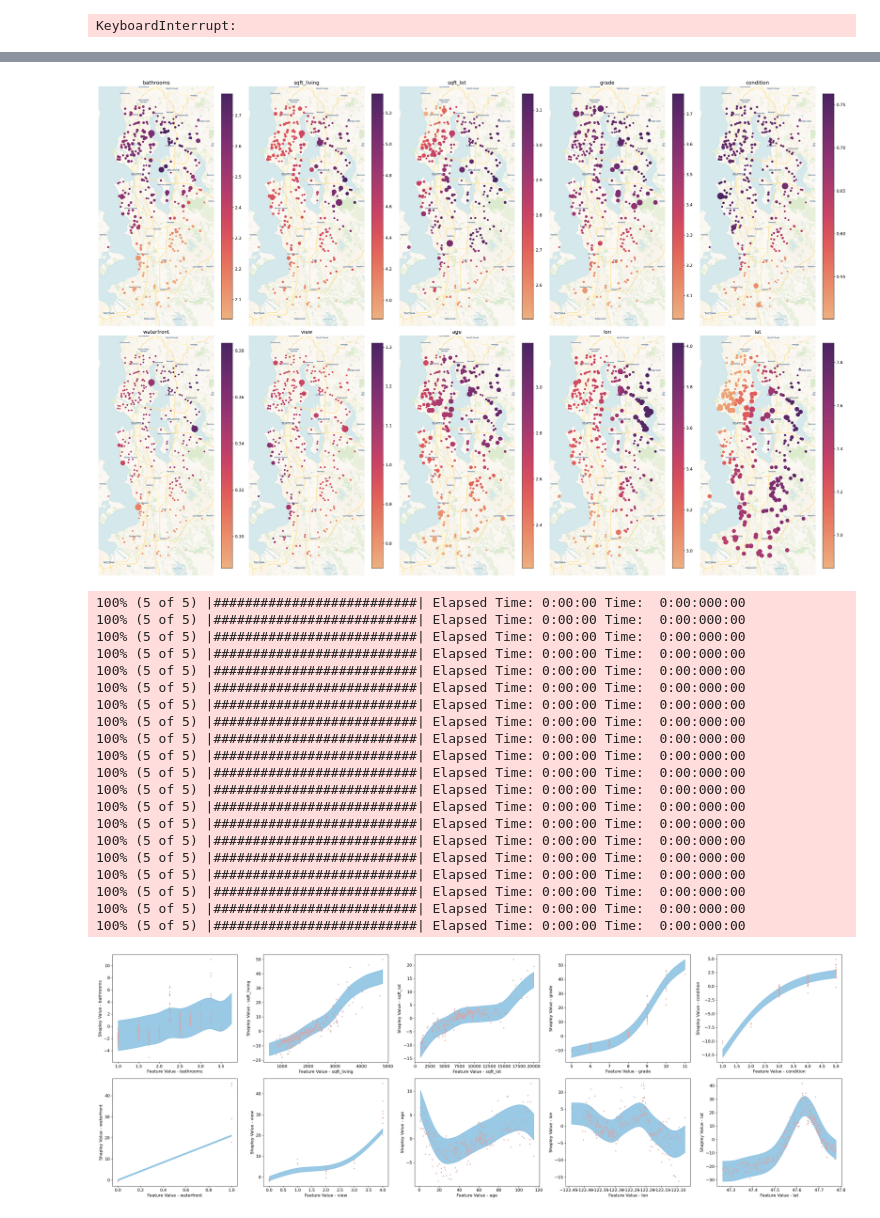
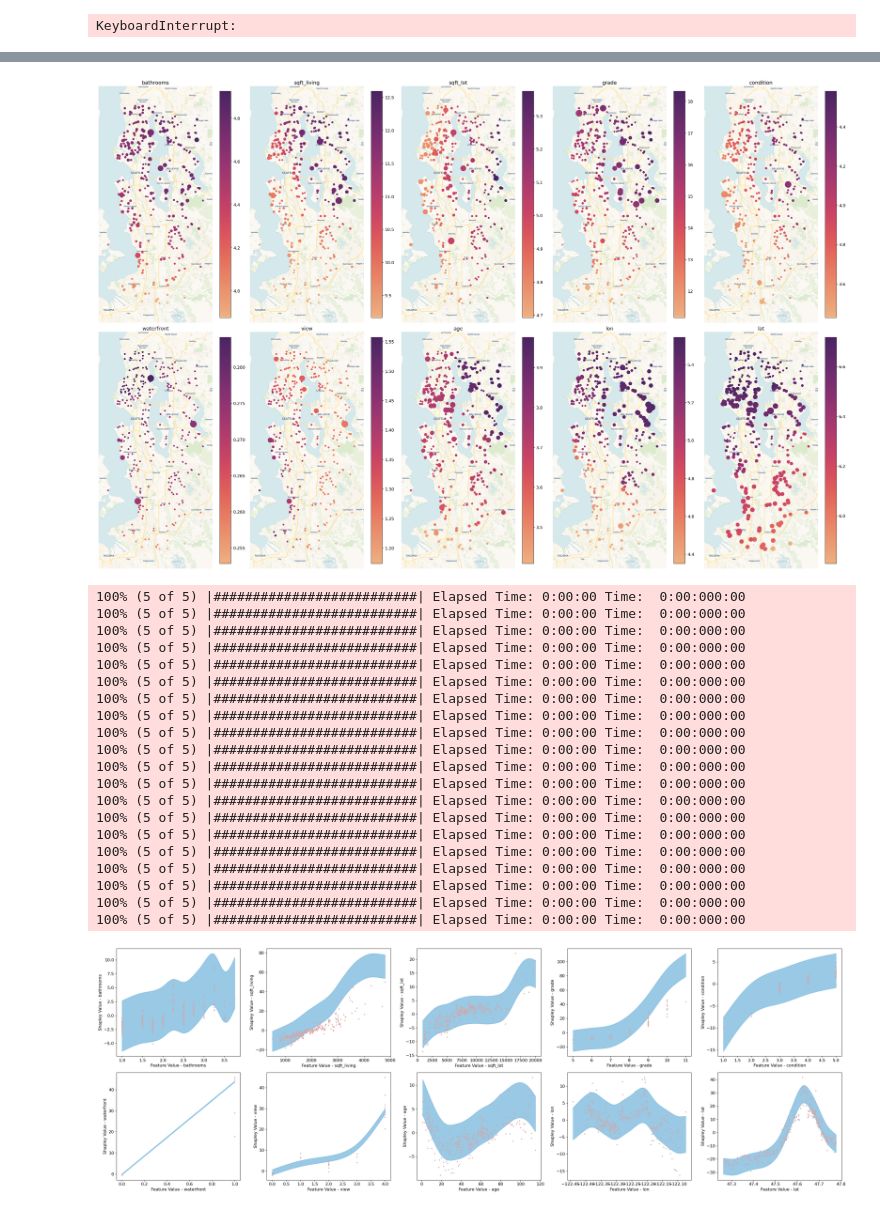
Before and after one commit to Vezarachan/GeoXCP, a Jupyter notebook: examples/SeattleHomeSaleUncertainty_bootstrap.ipynb, the cells around one changed output, grey strips where cells are left out. Cells and saved outputs as stored; diff of their text form; code cells hidden in the pictures.

```diff
--- a/examples/SeattleHomeSaleUncertainty_bootstrap.ipynb
+++ b/examples/SeattleHomeSaleUncertainty_bootstrap.ipynb
@@ -28,7 +28,7 @@ X_calib, X_test, y_calib, y_test, loc_calib, loc_test = train_test_split(X_temp,
 # %%
 model = xgb.XGBRegressor(n_estimators=500, max_depth=3, min_child_weight=1.0, colsample_bytree=1.0)
 # %%
-model.fit(X_train, y_train)
+model.fit(X_train.values, y_train.values)
 # %% [output]
 XGBRegressor(base_score=None, booster=None, callbacks=None,
              colsample_bylevel=None, colsample_bynode=None,
@@ -49,7 +53,7 @@ explainer = GeoConformalizedExplainer(prediction_f=model.predict,
                                       x_calib=X_calib,
                                       coord_calib=loc_calib.values,
                                       miscoverage_level=0.1,
-                                      band_width=0.15,
+                                      band_width=0.2,
                                       feature_names=feature_names)
 # %%
 results = explainer.uncertainty_aware_explain(x_test=X_test, coord_test=loc_test)
@@ -87,28 +91,28 @@ results.plot_shap_values_with_uncertainty(40)
 # %%
-results.plot_geo_uncertainty(figsize=[30, 40], shrink=0.3, s_limits=(4, 18), cmap='flare', filename='./SeattleHomeSale_geo_uncertainty.pdf')
+results.plot_geo_uncertainty(figsize=[30, 40], shrink=0.3, s_limits=(4, 18), cmap='flare')
 # %% [output]
-[figure, old version]
+[figure, new version]
 # %%
-results.plot_partial_dependence_with_fitted_bounds(figsize=[30, 10], filename='SeattleHomeSale_partial_dependence_with_fitted_bounds.pdf')
+results.plot_partial_dependence_with_fitted_bounds(figsize=[30, 10])
 # %% [output]
 100% (5 of 5) |##########################| Elapsed Time: 0:00:00 Time:  0:00:000:00
 100% (5 of 5) |##########################| Elapsed Time: 0:00:00 Time:  0:00:000:00
 100% (5 of 5) |##########################| Elapsed Time: 0:00:00 Time:  0:00:000:00
 100% (5 of 5) |##########################| Elapsed Time: 0:00:00 Time:  0:00:000:00
 100% (5 of 5) |##########################| Elapsed Time: 0:00:00 Time:  0:00:000:00
 100% (5 of 5) |##########################| Elapsed Time: 0:00:00 Time:  0:00:000:00
 100% (5 of 5) |##########################| Elapsed Time: 0:00:00 Time:  0:00:000:00
 100% (5 of 5) |##########################| Elapsed Time: 0:00:00 Time:  0:00:000:00
 100% (5 of 5) |##########################| Elapsed Time: 0:00:00 Time:  0:00:000:00
 100% (5 of 5) |##########################| Elapsed Time: 0:00:00 Time:  0:00:000:00
 100% (5 of 5) |##########################| Elapsed Time: 0:00:00 Time:  0:00:000:00
 100% (5 of 5) |##########################| Elapsed Time: 0:00:00 Time:  0:00:000:00
 100% (5 of 5) |##########################| Elapsed Time: 0:00:00 Time:  0:00:000:00
 100% (5 of 5) |##########################| Elapsed Time: 0:00:00 Time:  0:00:000:00
 100% (5 of 5) |##########################| Elapsed Time: 0:00:00 Time:  0:00:000:00
 100% (5 of 5) |##########################| Elapsed Time: 0:00:00 Time:  0:00:000:00
 100% (5 of 5) |##########################| Elapsed Time: 0:00:00 Time:  0:00:000:00
 100% (5 of 5) |##########################| Elapsed Time: 0:00:00 Time:  0:00:000:00
 100% (5 of 5) |##########################| Elapsed Time: 0:00:00 Time:  0:00:000:00
 100% (5 of 5) |##########################| Elapsed Time: 0:00:00 Time:  0:00:000:00
-[figure, old version]
+[figure, new version]
```
Also changed, not shown: parts of 14 cells of this notebook, 16 other files.
